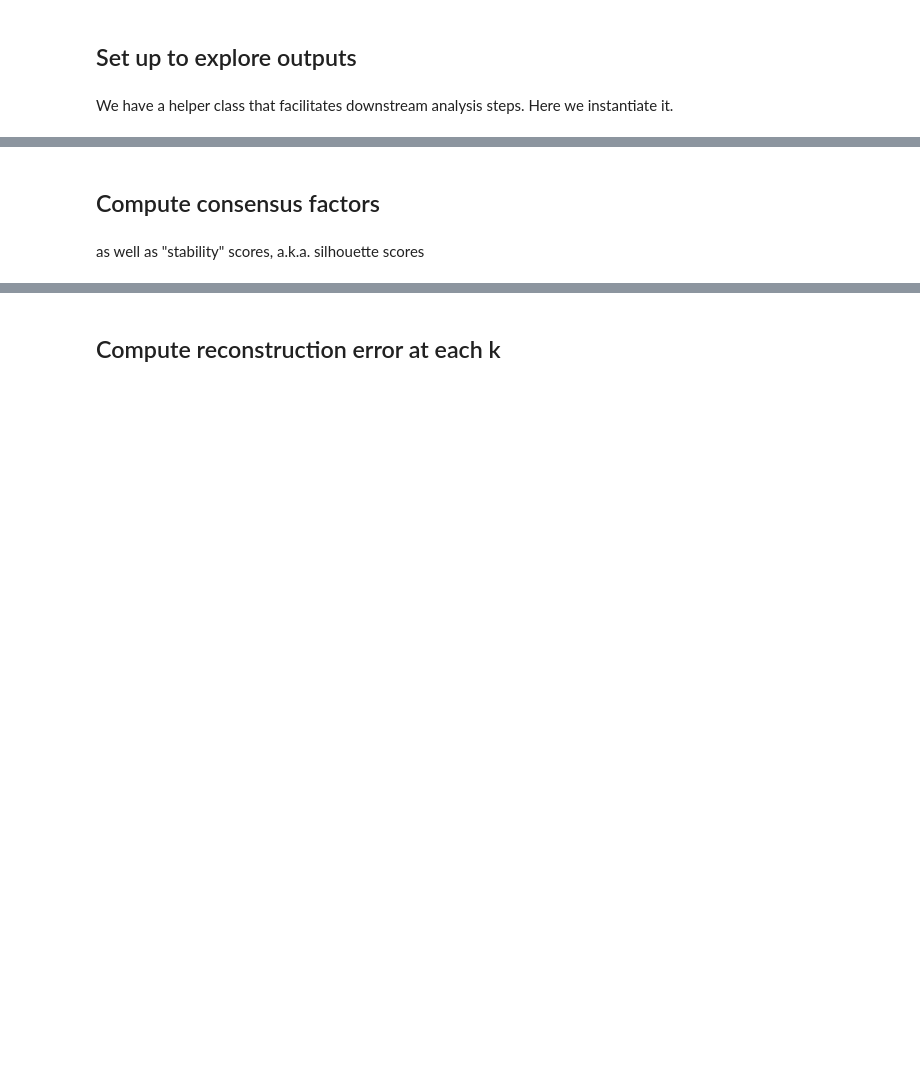
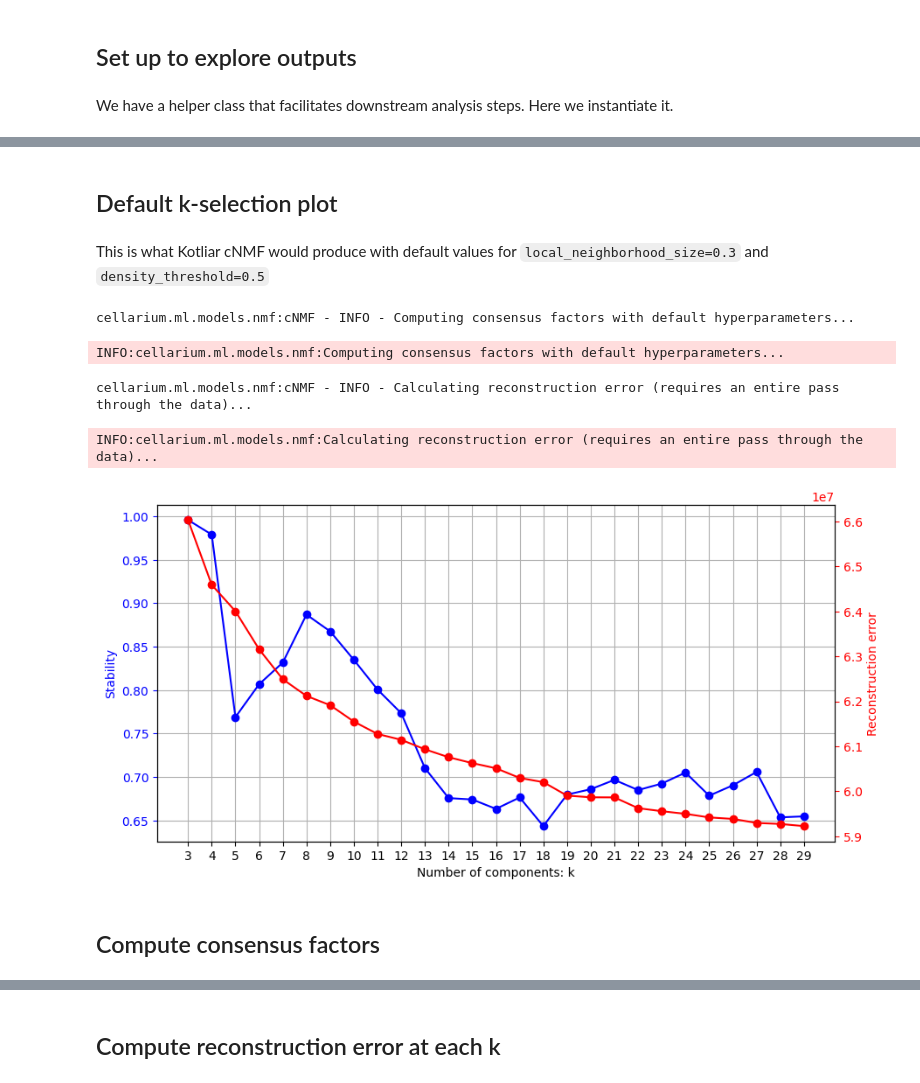
Before and after one commit to cellarium-ai/cellarium-ml, a Jupyter notebook: notebooks/cnmf_all_in_one.ipynb, the cells around one changed output, grey strips where cells are left out. Cells and saved outputs as stored; diff of their text form; code cells hidden in the pictures; blank space fills up the shorter version.

```diff
--- a/notebooks/cnmf_all_in_one.ipynb
+++ b/notebooks/cnmf_all_in_one.ipynb
@@ -321,4 +335,14 @@ with consensus=None
+# %% [markdown]
+## Default k-selection plot
+# %% [markdown]
+This is what Kotliar cNMF would produce with default values for `local_neighborhood_size=0.3` and `density_threshold=0.5`
+# %%
+nmf_output.default_k_selection_plot()
+# %% [output]
+cellarium.ml.models.nmf:cNMF - INFO - Computing consensus factors with default hyperparameters...
+INFO:cellarium.ml.models.nmf:Computing consensus factors with default hyperparameters...
+cellarium.ml.models.nmf:cNMF - INFO - Calculating reconstruction error (requires an entire pass through the data)...
+INFO:cellarium.ml.models.nmf:Calculating reconstruction error (requires an entire pass through the data)...
+[figure, added]
 # %% [markdown]
 ## Compute consensus factors
-# %% [markdown]
-as well as "stability" scores, a.k.a. silhouette scores
```
Also changed, not shown: parts of 45 cells of this notebook, 1 other file.
